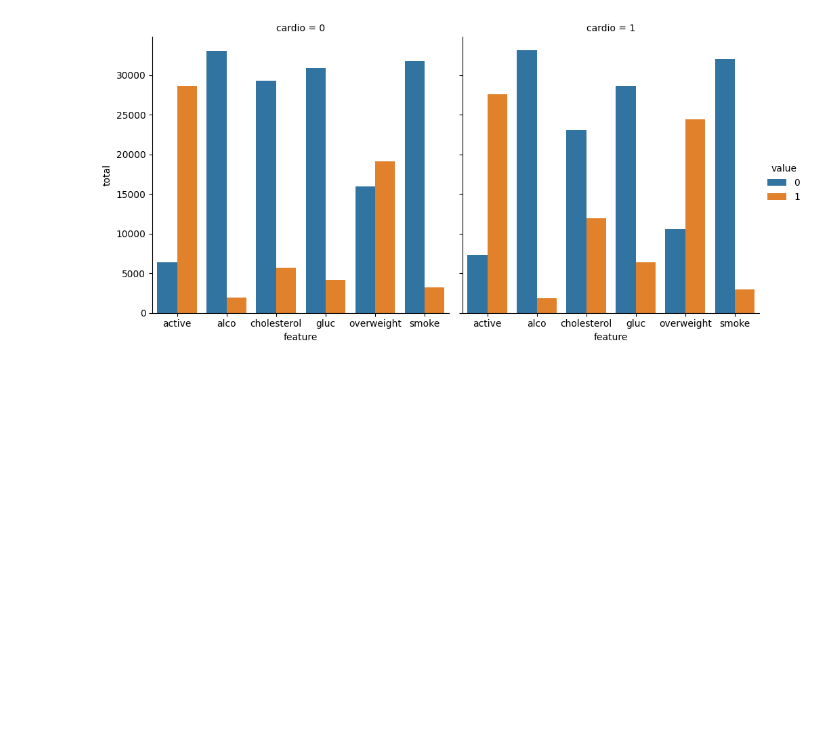
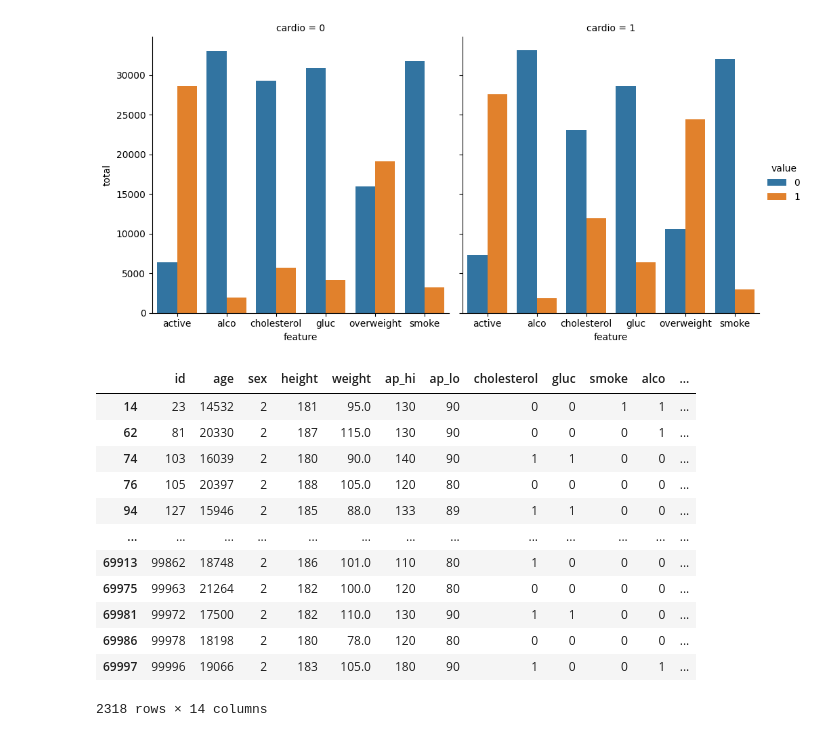
Before and after one commit to AhmadKhanSenpai/visualizing_medical_data, a Jupyter notebook: test.ipynb, the cells around one changed output. Saved outputs shown, nothing was run; the diff lists cells and outputs as text; code cells hidden in the pictures; blank space fills up the shorter version.

```diff
--- a/test.ipynb
+++ b/test.ipynb
@@ -95,3 +97,19 @@ sns.catplot(
 plt.show()
 # %% [output]
 [figure]
+# %%
+df[df["height"] >= df["height"].quantile(0.975)]
+# %% [output]
+|  | id | age | sex | height | weight | ap_hi | ap_lo | cholesterol | gluc | smoke | alco | ... |
+| 14 | 23 | 14532 | 2 | 181 | 95.0 | 130 | 90 | 0 | 0 | 1 | 1 | ... |
+| 62 | 81 | 20330 | 2 | 187 | 115.0 | 130 | 90 | 0 | 0 | 0 | 1 | ... |
+| 74 | 103 | 16039 | 2 | 180 | 90.0 | 140 | 90 | 1 | 1 | 0 | 0 | ... |
+| 76 | 105 | 20397 | 2 | 188 | 105.0 | 120 | 80 | 0 | 0 | 0 | 0 | ... |
+| 94 | 127 | 15946 | 2 | 185 | 88.0 | 133 | 89 | 1 | 1 | 0 | 0 | ... |
+| ... | ... | ... | ... | ... | ... | ... | ... | ... | ... | ... | ... | ... |
+| 69913 | 99862 | 18748 | 2 | 186 | 101.0 | 110 | 80 | 1 | 0 | 0 | 0 | ... |
+| 69975 | 99963 | 21264 | 2 | 182 | 100.0 | 120 | 80 | 0 | 0 | 0 | 0 | ... |
+| 69981 | 99972 | 17500 | 2 | 182 | 110.0 | 130 | 90 | 1 | 1 | 0 | 0 | ... |
+| 69986 | 99978 | 18198 | 2 | 180 | 78.0 | 120 | 80 | 0 | 0 | 0 | 0 | ... |
+| 69997 | 99996 | 19066 | 2 | 183 | 105.0 | 180 | 90 | 1 | 0 | 0 | 1 | ... |
+2318 rows × 14 columns
```
Also changed, not shown: parts of 6 cells of this notebook, 1 other file.
